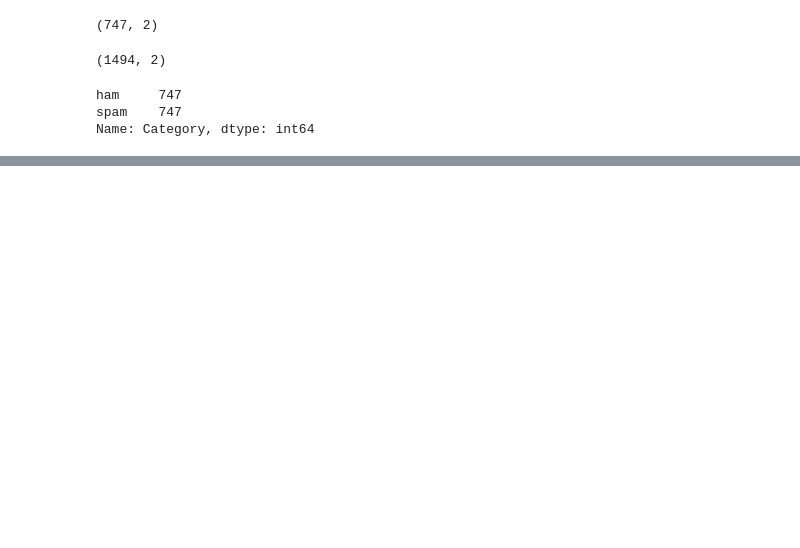
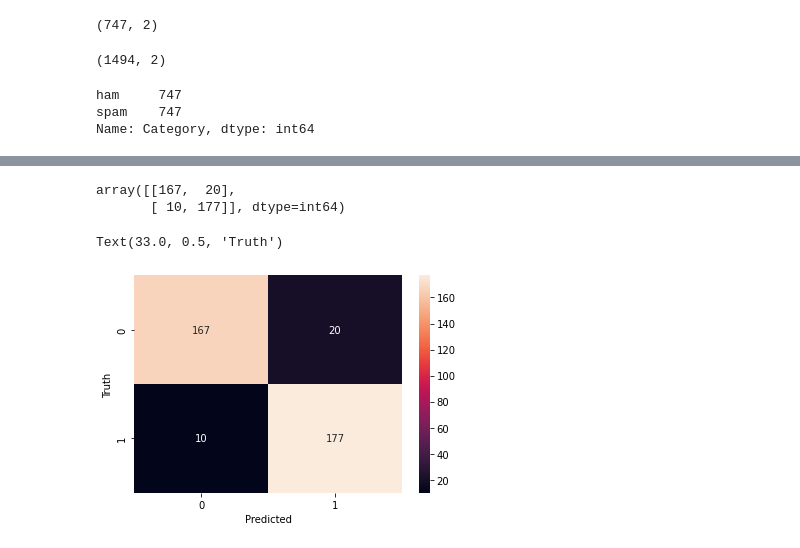
Before and after one commit to mujtabaSultani01/Deep-Learning, a Jupyter notebook: BERT 23/BERT (DL - 23).ipynb, the cells around one changed output, grey strips where cells are left out. Drawn from its saved outputs; the diff is of its cells as text; code cells hidden in the pictures; blank space fills up the shorter version.

```diff
--- a/BERT 23/BERT (DL - 23).ipynb
+++ b/BERT 23/BERT (DL - 23).ipynb
@@ -359,0 +465,3 @@ NameError: name 'bert_preprocess' is not defined
+# %%
+# Next we train a model:
+model.fit(X_train, y_train, epochs=10)
@@ -359,0 +499,4 @@ NameError: name 'bert_preprocess' is not defined
+# %%
+# Next we predict the 'X_test' which is a two dimension array and then we flatten it to become one dimension.
+y_predicted = model.predict(X_test)
+y_predicted = y_predicted.flatten()
@@ -359,0 +505,7 @@ NameError: name 'bert_preprocess' is not defined
+# %%
+# Then as sigmoid is a bunch of sigmoid values like 0.7, 0.3, 0.2, 0.9 ... so we said if the value is greater than 0.5 print
+# 1, in other case print 0.
+import numpy as np
+
+y_predicted = np.where(y_predicted > 0.5, 1, 0)
+y_predicted
@@ -359,0 +530,19 @@ NameError: name 'bert_preprocess' is not defined
+# %%
+# Than we've y_test, so using y_predicted and y_test we can plot a confusion matrix.
+from sklearn.metrics import confusion_matrix, classification_report
+
+cm = confusion_matrix(y_test, y_predicted)
+cm
+# %% [output]
+array([[167,  20],
+       [ 10, 177]], dtype=int64)
+# %%
+# Confusion matrix on a better way:
+from matplotlib import pyplot as plt
+import seaborn as sn
+sn.heatmap(cm, annot=True, fmt='d')
+plt.xlabel('Predicted')
+plt.ylabel('Truth')
+# %% [output]
+Text(33.0, 0.5, 'Truth')
+[figure, added]
```
Also changed, not shown: parts of 24 cells of this notebook, 5 other files.
